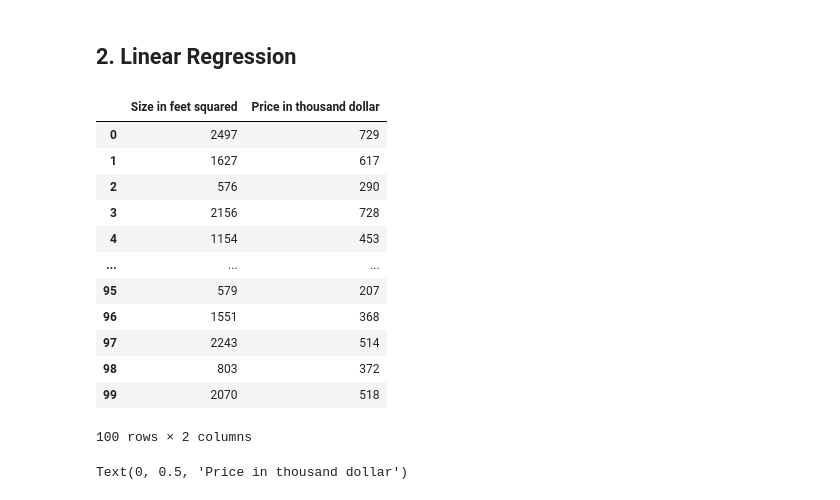
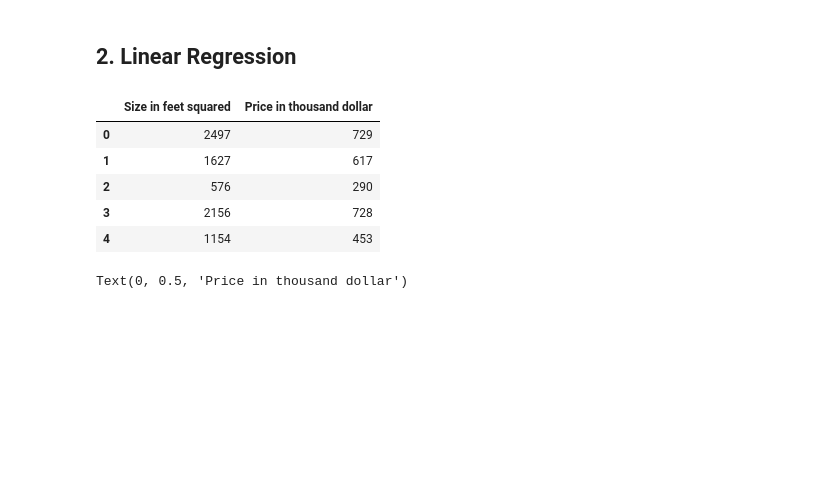
Before and after one commit to nhutnamhcmus/lab-machine-learning-solution, a Jupyter notebook: Lab01/Lab01.ipynb, the cells around one changed output. Cells and saved outputs as stored; diff of their text form; code cells hidden in the pictures; blank space fills up the shorter version.

```diff
--- a/Lab01/Lab01.ipynb
+++ b/Lab01/Lab01.ipynb
@@ -140,21 +142,14 @@ array([[111. , 112. ],
 import pandas as pd
 df = pd.read_csv("House_Price.csv")        ## load file csv vào pd.DataFrame
 # %%
-df                 ## xem thử DataFrame
+df.head()                 ## xem thử DataFrame
 # %% [output]
 |  | Size in feet squared | Price in thousand dollar |
 | 0 | 2497 | 729 |
 | 1 | 1627 | 617 |
 | 2 | 576 | 290 |
 | 3 | 2156 | 728 |
 | 4 | 1154 | 453 |
-| ... | ... | ... |
-| 95 | 579 | 207 |
-| 96 | 1551 | 368 |
-| 97 | 2243 | 514 |
-| 98 | 803 | 372 |
-| 99 | 2070 | 518 |
-100 rows × 2 columns
 # %%
 ## vẽ hình
 import matplotlib.pyplot as plt
```
Also changed, not shown: parts of 20 cells of this notebook.
